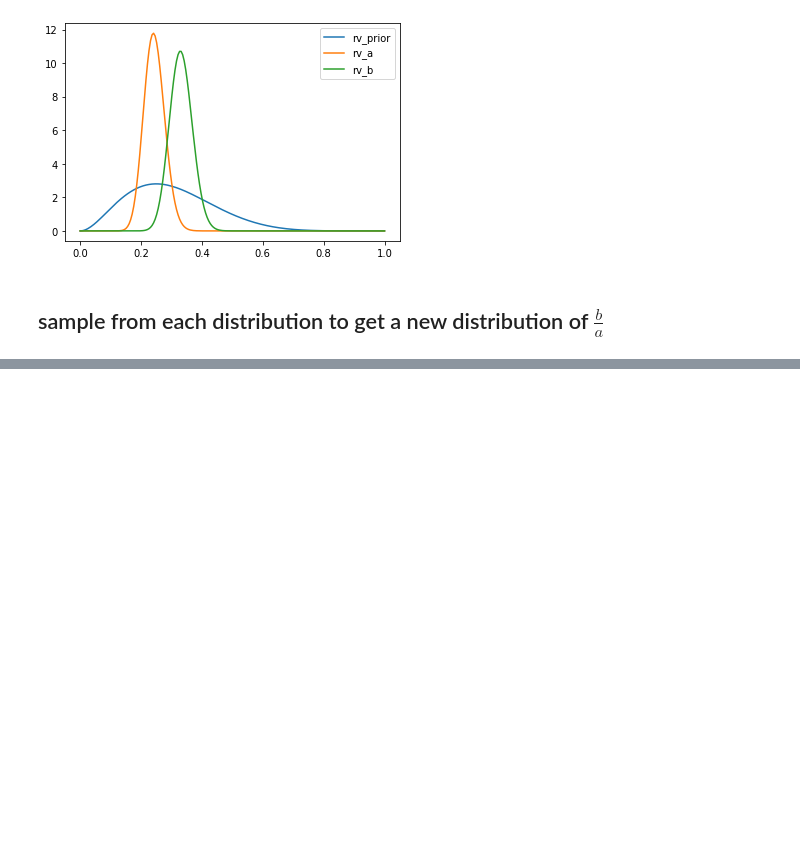
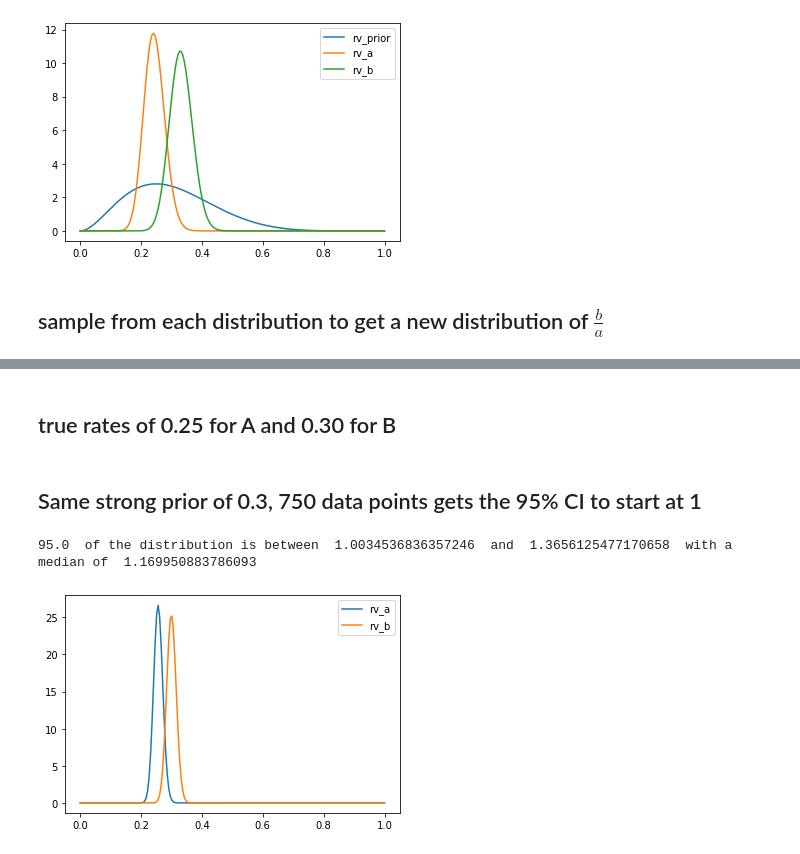
Before and after one commit to ctarrington/try-colab, a Jupyter notebook: a_b_test.ipynb, the cells around one changed output, grey strips where cells are left out. Drawn from its saved outputs; the diff is of its cells as text; code cells hidden in the pictures; blank space fills up the shorter version.

```diff
--- a/a_b_test.ipynb
+++ b/a_b_test.ipynb
@@ -64,0 +89,28 @@ Probability  0.9625576657286035  <  b/a  <  1.9504430999952918  =  0.95
+# %% [markdown]
+## true rates of 0.25 for A and 0.30 for B
+# %% [markdown]
+## Same strong prior of 0.3, 750 data points gets the 95% CI to start at 1
+# %%
+data_size = 750
+a_alpha = round(data_size*0.25)
+a_beta = data_size - a_alpha
+b_alpha = round(data_size*0.3)
+b_beta = data_size - b_alpha
+
+p_a_a = 30
+p_a_b = 70
+
+p_b_a = 30
+p_b_b = 70
+
+rv_a = beta(a_alpha+p_a_a, a_beta+p_a_b)
+rv_b = beta(b_alpha+p_b_a, b_beta+p_b_b)
+plot_distributions([rv_a, rv_b], ['rv_a', 'rv_b'])
+
+size = 200_000
+b_over_a = [b_sample / a_sample for (b_sample, a_sample) in zip(rv_b.rvs(size), rv_a.rvs(size))]
+empirical_rv = rv_histogram(np.histogram(b_over_a, bins=200))
+print_ci(empirical_rv, 0.95)
+# %% [output]
+95.0  of the distribution is between  1.0034536836357246  and  1.3656125477170658  with a median of  1.169950883786093
+[figure, added]
```
Also changed, not shown: parts of 9 cells of this notebook.
